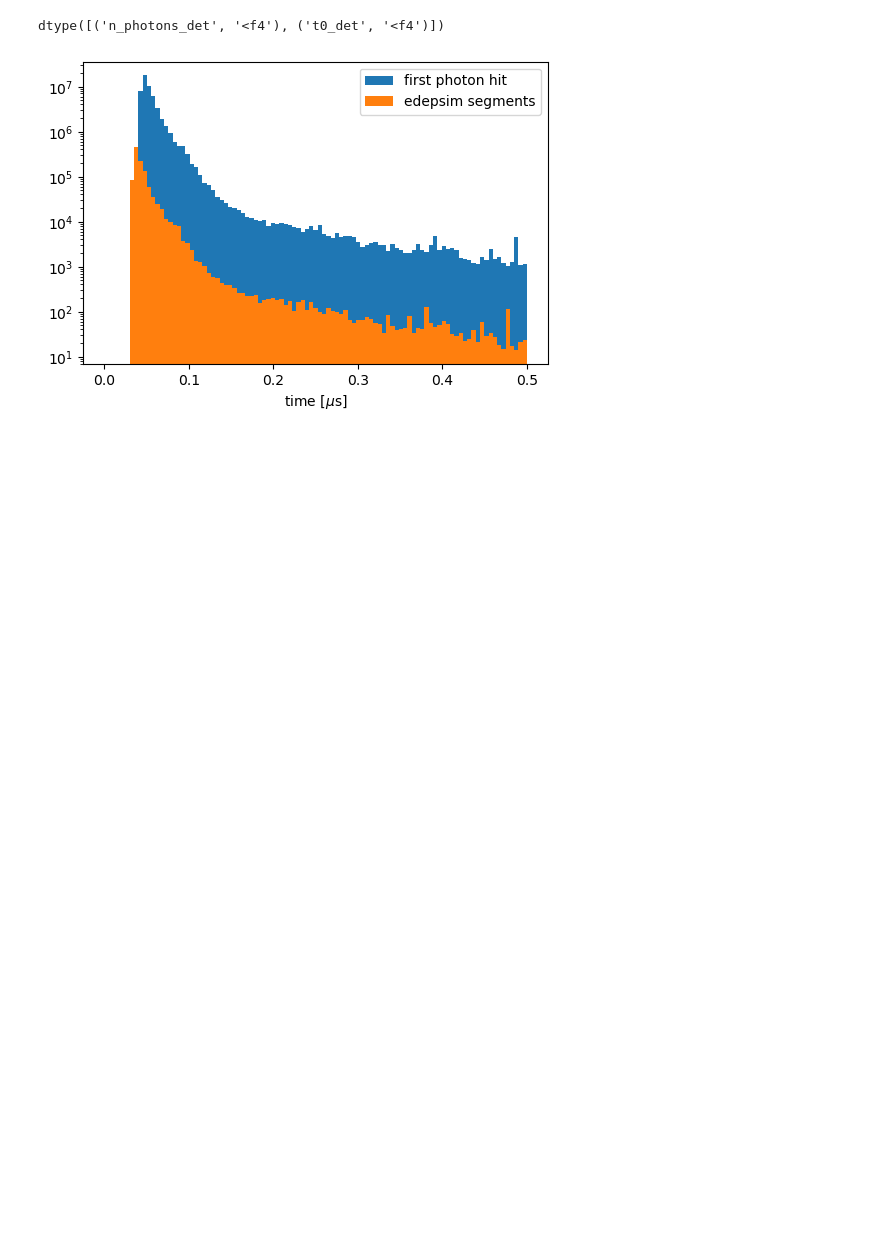
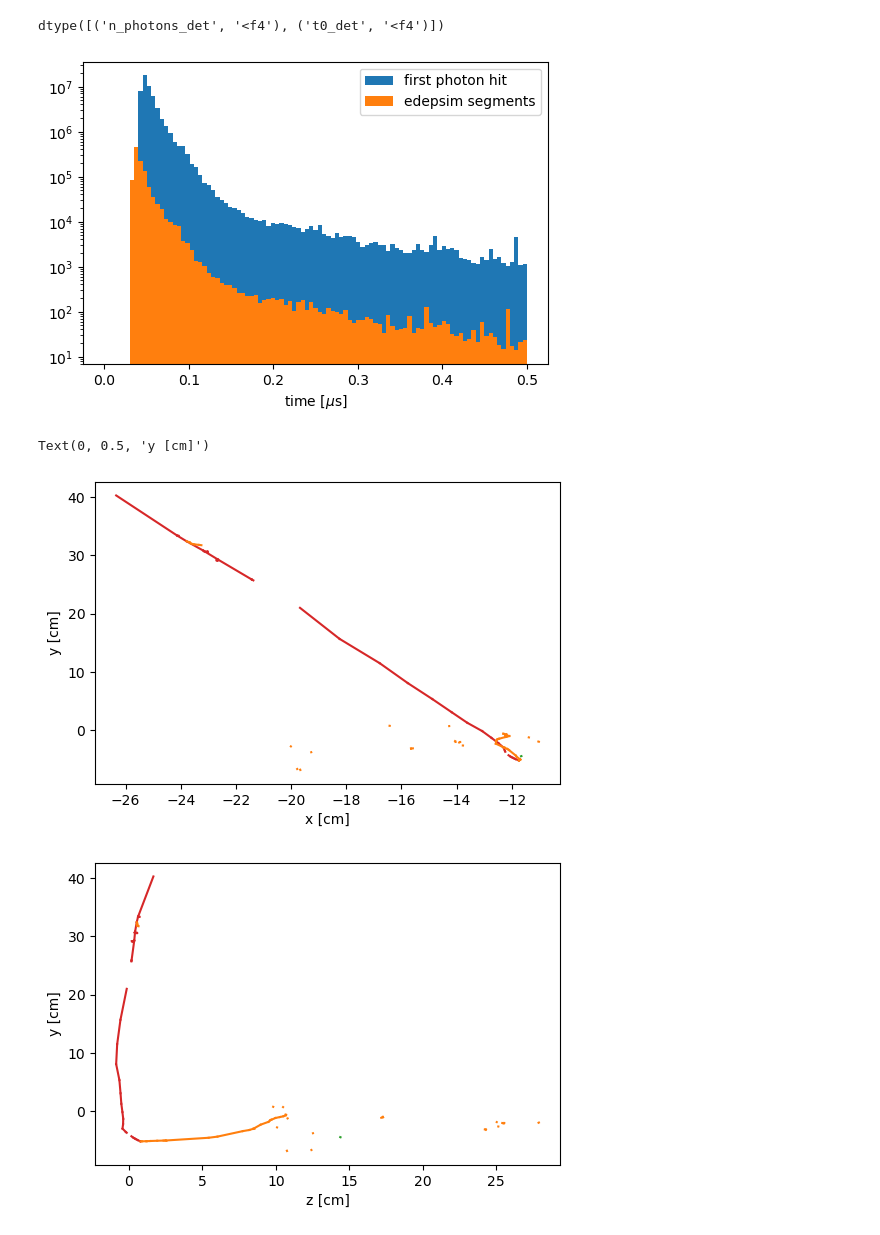
Before and after one commit to DUNE/larnd-sim, a Jupyter notebook: examples/Light signals.ipynb, the cells around one changed output. Saved outputs shown, nothing was run; the diff lists cells and outputs as text; code cells hidden in the pictures; blank space fills up the shorter version.

```diff
--- a/examples/Light signals.ipynb
+++ b/examples/Light signals.ipynb
@@ -381,6 +381,26 @@ for itrk in tqdm(range(0, evt_tracks.shape[0], BATCH_SIZE), desc='  Simulating e
     adc_list = fee.digitize(integral_list)
     adc_event_ids = np.full(adc_list.shape, unique_eventIDs[0]) # FIXME: only works if looping on a single event
     RangePop()
+# %%
+plt.figure(dpi=100)
+for t in selected_tracks:
+    plt.plot([t['x_start'], t['x_end']],
+             [t['y_start'], t['y_end']],
+             color=f'C{int(abs(t["pdgId"]))}')
+plt.xlabel('x [cm]')
+plt.ylabel('y [cm]')
+
+plt.figure(dpi=100)
+for t in selected_tracks:
+    plt.plot([t['z_start'], t['z_end']],
+             [t['y_start'], t['y_end']],
+             color=f'C{int(abs(t["pdgId"]))}')
+plt.xlabel('z [cm]')
+plt.ylabel('y [cm]')
+# %% [output]
+Text(0, 0.5, 'y [cm]')
+[figure, added]
+[figure, added]
 # %%
 RangePush("sum_light_signals")
 light_inc = light_sim_dat[itrk:itrk+BATCH_SIZE]
```
Also changed, not shown: parts of 5 cells of this notebook, 4 other files.
